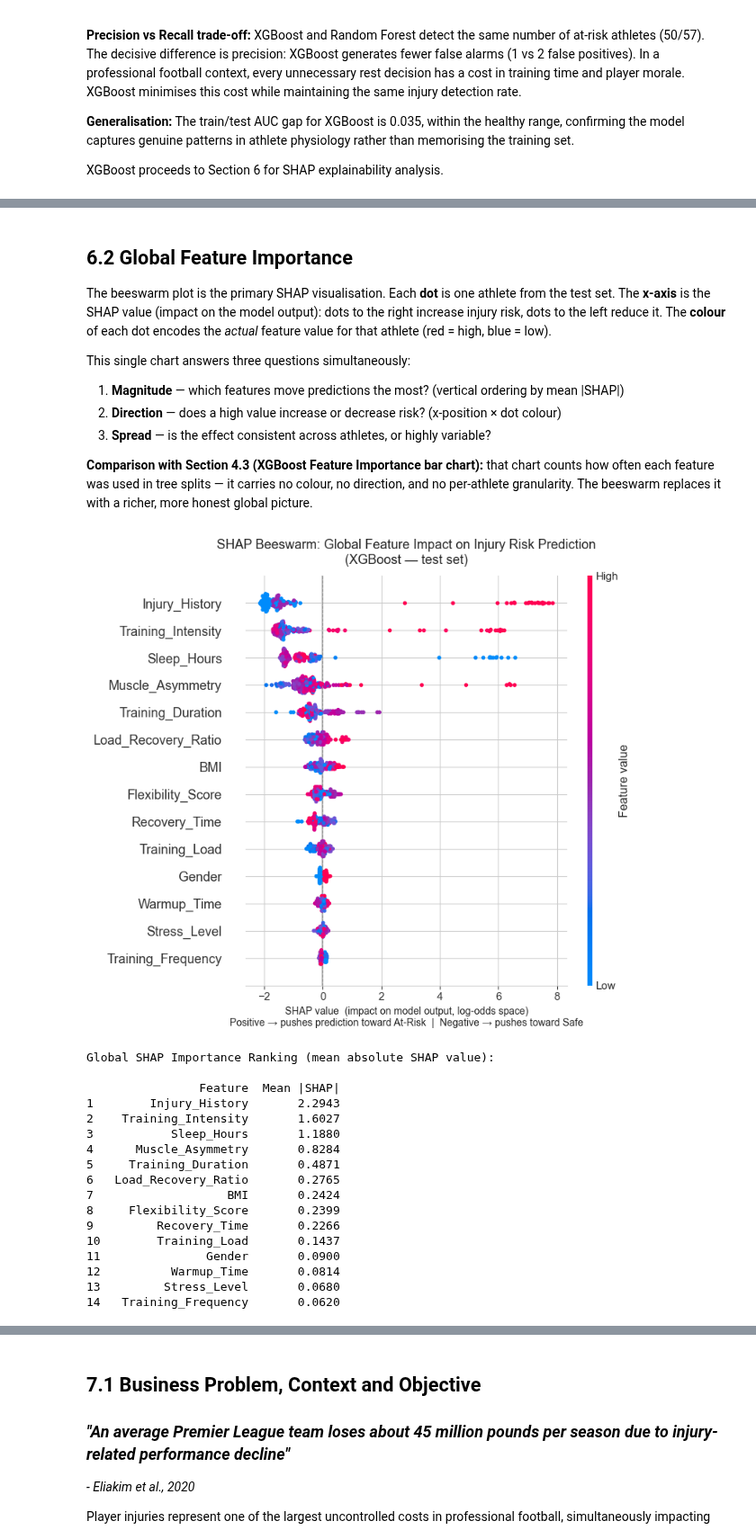
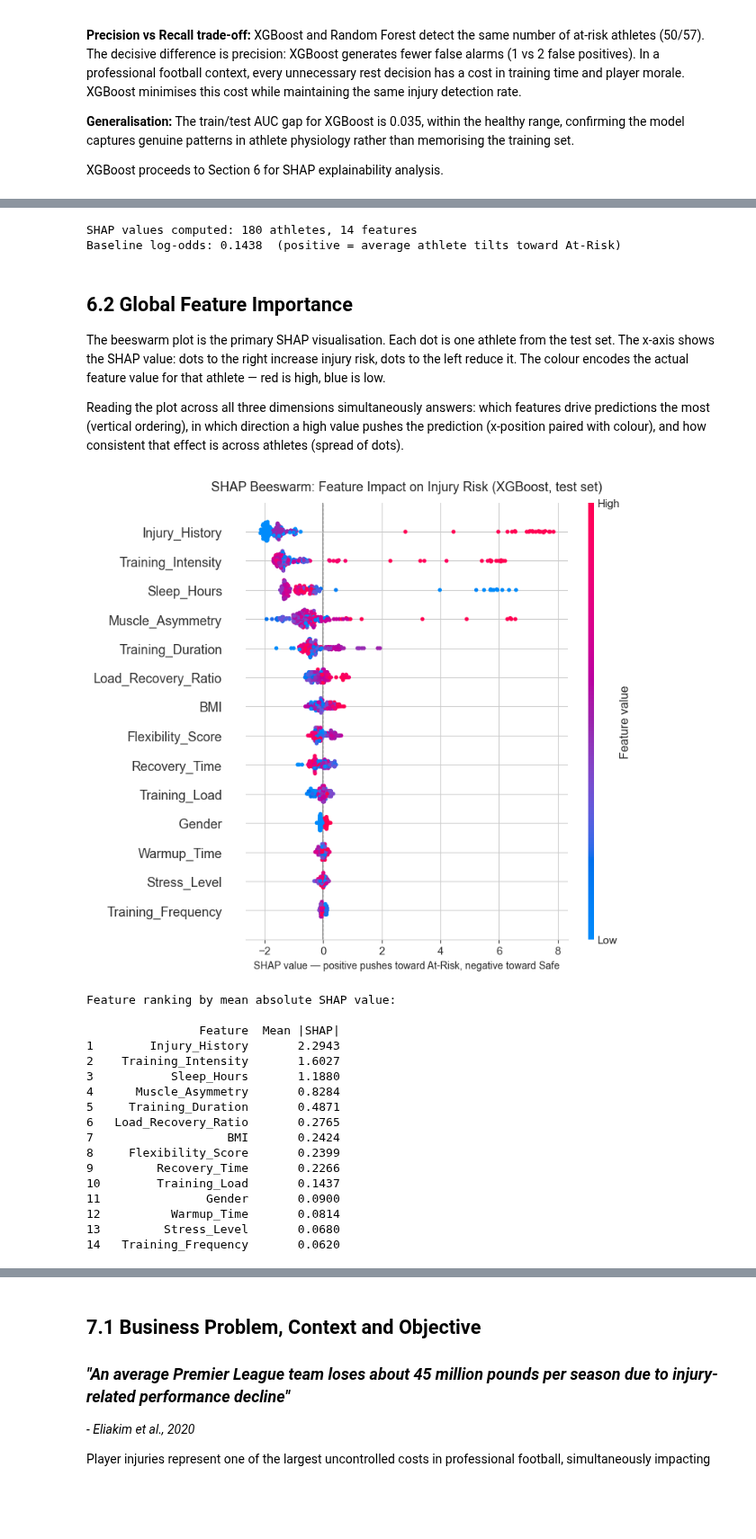
Before and after one commit to letti70033/ML-Athlete-Injury-Risk-Prediction, a Jupyter notebook: notebooks/injury_risk_model.ipynb, the cells around one changed output, grey strips where cells are left out. Shown at 90% size. Cells and saved outputs as stored; diff of their text form; code cells hidden in the pictures; blank space fills up the shorter version.

```diff
--- a/notebooks/injury_risk_model.ipynb
+++ b/notebooks/injury_risk_model.ipynb
@@ -1494,53 +1479,43 @@ Baseline log-odds (average athlete): 0.1438
+# %%
+explainer = shap.TreeExplainer(xgb_model)
+shap_values = explainer(X_test_scaled)
+
+print(f"SHAP values computed: {shap_values.values.shape[0]} athletes, {shap_values.values.shape[1]} features")
+print(f"Baseline log-odds: {shap_values.base_values[0]:.4f}  (positive = average athlete tilts toward At-Risk)")
+# %% [output]
+SHAP values computed: 180 athletes, 14 features
+Baseline log-odds: 0.1438  (positive = average athlete tilts toward At-Risk)
 # %% [markdown]
 ## 6.2 Global Feature Importance
 
-The beeswarm plot is the primary SHAP visualisation. Each **dot** is one athlete from the test set. The **x-axis** is the SHAP value (impact on the model output): dots to the right increase injury risk, dots to the left reduce it. The **colour** of each dot encodes the *actual* feature value for that athlete (red = high, blue = low).
+The beeswarm plot is the primary SHAP visualisation. Each dot is one athlete from the test set. The x-axis shows the SHAP value: dots to the right increase injury risk, dots to the left reduce it. The colour encodes the actual feature value for that athlete — red is high, blue is low.
 
-This single chart answers three questions simultaneously:
-1. **Magnitude** — which features move predictions the most? (vertical ordering by mean |SHAP|)
-2. **Direction** — does a high value increase or decrease risk? (x-position × dot colour)
-3. **Spread** — is the effect consistent across athletes, or highly variable?
-
-**Comparison with Section 4.3 (XGBoost Feature Importance bar chart):** that chart counts how often each feature was used in tree splits — it carries no colour, no direction, and no per-athlete granularity. The beeswarm replaces it with a richer, more honest global picture.
+Reading the plot across all three dimensions simultaneously answers: which features drive predictions the most (vertical ordering), in which direction a high value pushes the prediction (x-position paired with colour), and how consistent that effect is across athletes (spread of dots).
 # %%
 plt.figure(figsize=(10, 7))
-
-shap.plots.beeswarm(
-    shap_values,
-    max_display=14,
-    show=False
-)
+shap.plots.beeswarm(shap_values, max_display=14, show=False)
 
 ax = plt.gca()
-ax.set_title(
-    "SHAP Beeswarm: Global Feature Impact on Injury Risk Prediction\n"
-    "(XGBoost — test set)",
-    fontsize=13, pad=12
-)
-ax.set_xlabel(
-    "SHAP value  (impact on model output, log-odds space)\n"
-    "Positive → pushes prediction toward At-Risk  |  "
-    "Negative → pushes toward Safe",
-    fontsize=10
-)
+ax.set_title("SHAP Beeswarm: Feature Impact on Injury Risk (XGBoost, test set)",
+             fontsize=13, pad=12)
+ax.set_xlabel("SHAP value — positive pushes toward At-Risk, negative toward Safe",
+              fontsize=10)
 ax.axvline(0, color='grey', linewidth=0.8, linestyle='--', alpha=0.6)
-
 plt.tight_layout()
 plt.show()
 
-
-# Mean absolute SHAP = average magnitude of each feature's effect across all athletes.
+# Mean absolute SHAP value per feature: the quantitative global importance ranking
 mean_abs_shap = pd.DataFrame({
     'Feature':     X_test_scaled.columns,
     'Mean |SHAP|': np.abs(shap_values.values).mean(axis=0)
 }).sort_values('Mean |SHAP|', ascending=False).reset_index(drop=True)
+mean_abs_shap.index += 1
 
-mean_abs_shap.index += 1  # rank starts at 1 for readability
-print("Global SHAP Importance Ranking (mean absolute SHAP value):\n")
+print("Feature ranking by mean absolute SHAP value:\n")
 print(mean_abs_shap.round(4).to_string())
 # %% [output]
-[figure, old version]
+[figure, new version]
-Global SHAP Importance Ranking (mean absolute SHAP value):
+Feature ranking by mean absolute SHAP value:
 
                 Feature  Mean |SHAP|
 1        Injury_History       2.2943
```
Also changed, not shown: parts of 12 cells of this notebook, 1 other file.
